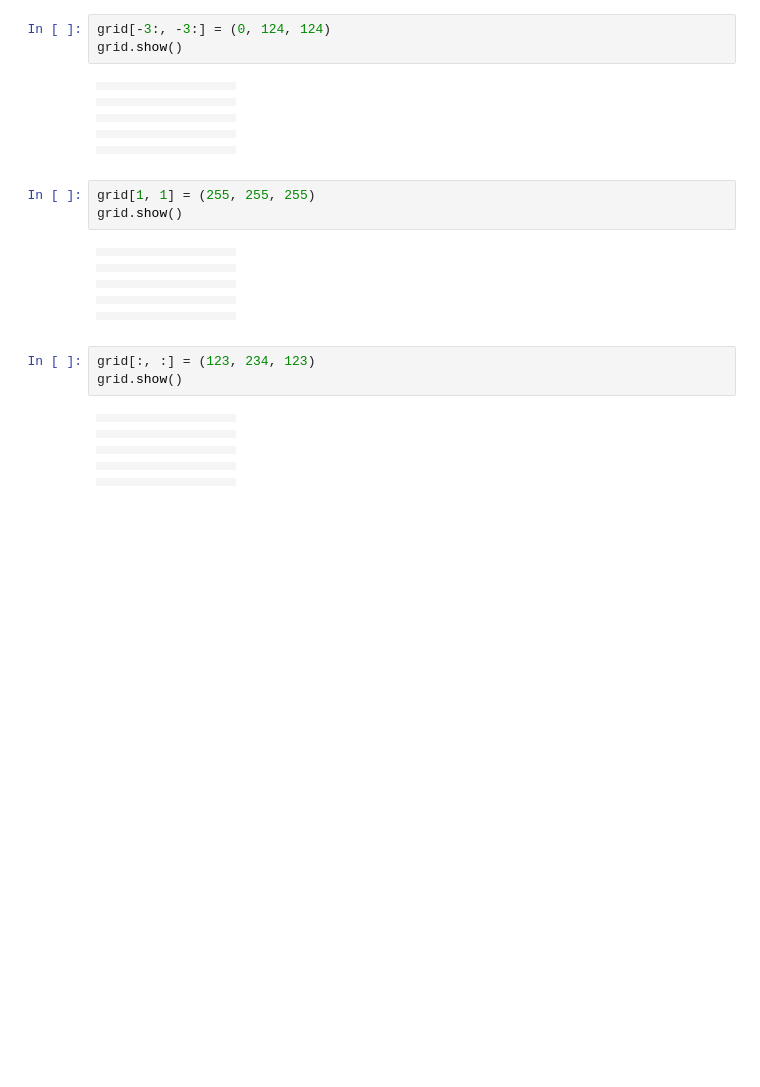
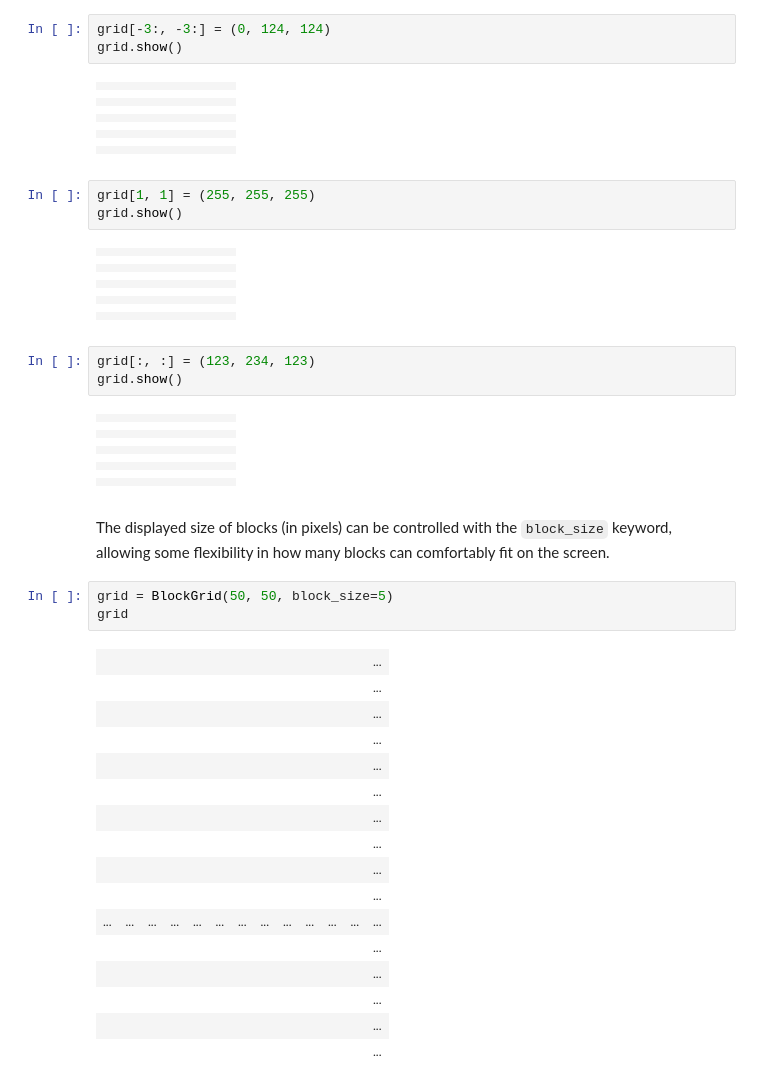
Before and after one commit to jiffyclub/ipythonblocks, a Jupyter notebook: ipythonblocks_demo.ipynb, the cells around one changed output. Saved outputs shown, nothing was run; the diff lists cells and outputs as text; blank space fills up the shorter version.

Commit message:
Adding the ability to control and change block display size and updated the demo notebook with a how to.

```diff
--- a/ipythonblocks_demo.ipynb
+++ b/ipythonblocks_demo.ipynb
@@ -246,3 +246,25 @@ grid.show()
 |  |  |  |  |  |  |  |  |  |  |
 |  |  |  |  |  |  |  |  |  |  |
 |  |  |  |  |  |  |  |  |  |  |
+# %% [markdown]
+The displayed size of blocks (in pixels) can be controlled with the `block_size` keyword, allowing some flexibility in how many blocks can comfortably fit on the screen.
+# %%
+grid = BlockGrid(50, 50, block_size=5)
+grid
+# %% [output]
+|  |  |  |  |  |  |  |  |  |  |  |  | ... |
+|  |  |  |  |  |  |  |  |  |  |  |  | ... |
+|  |  |  |  |  |  |  |  |  |  |  |  | ... |
+|  |  |  |  |  |  |  |  |  |  |  |  | ... |
+|  |  |  |  |  |  |  |  |  |  |  |  | ... |
+|  |  |  |  |  |  |  |  |  |  |  |  | ... |
+|  |  |  |  |  |  |  |  |  |  |  |  | ... |
+|  |  |  |  |  |  |  |  |  |  |  |  | ... |
+|  |  |  |  |  |  |  |  |  |  |  |  | ... |
+|  |  |  |  |  |  |  |  |  |  |  |  | ... |
+| ... | ... | ... | ... | ... | ... | ... | ... | ... | ... | ... | ... | ... |
+|  |  |  |  |  |  |  |  |  |  |  |  | ... |
+|  |  |  |  |  |  |  |  |  |  |  |  | ... |
+|  |  |  |  |  |  |  |  |  |  |  |  | ... |
+|  |  |  |  |  |  |  |  |  |  |  |  | ... |
+|  |  |  |  |  |  |  |  |  |  |  |  | ... |
```
Also changed, not shown: parts of 3 cells of this notebook, 1 other file.
